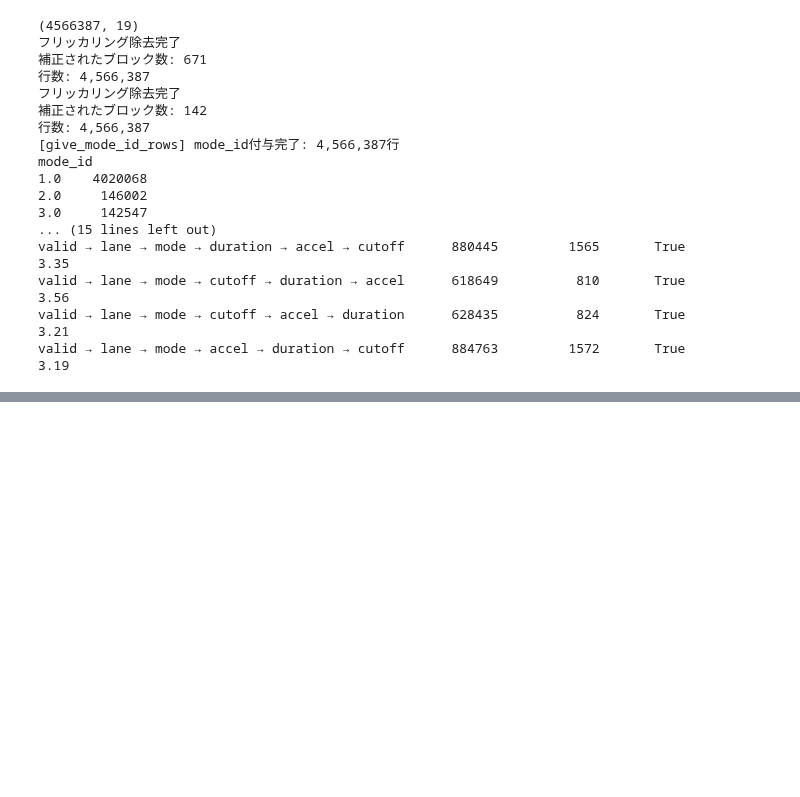
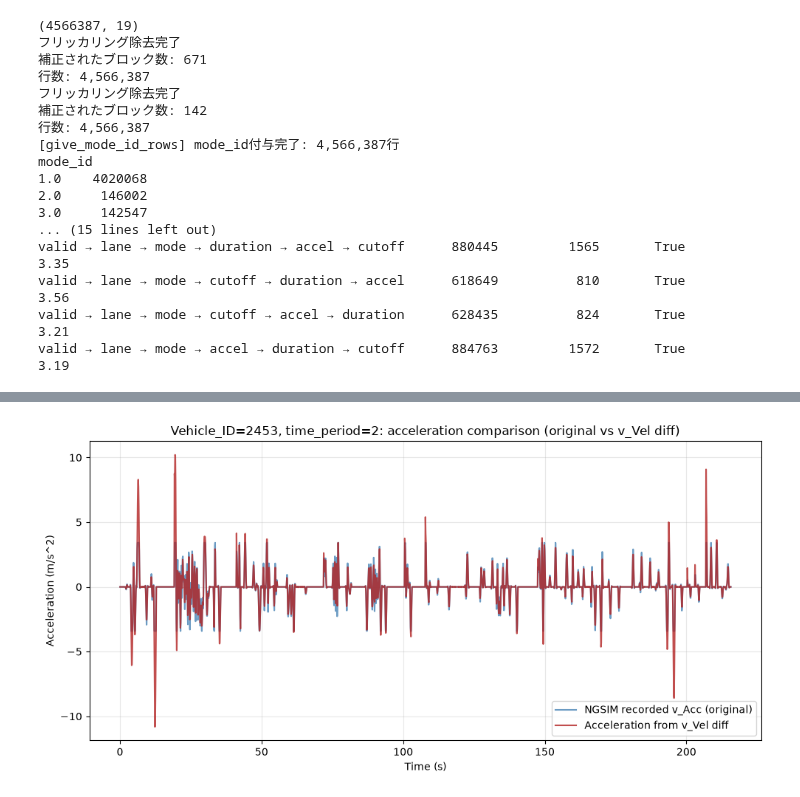
Before and after one commit to tenn0126/Game_Theory_Algorithm, a Jupyter notebook: notebooks/00_data_prep_ex.ipynb, the cells around one changed output, grey strips where cells are left out. Saved outputs shown, nothing was run; the diff lists cells and outputs as text; code cells hidden in the pictures; blank space fills up the shorter version.

```diff
--- a/notebooks/00_data_prep_ex.ipynb
+++ b/notebooks/00_data_prep_ex.ipynb
@@ -421,0 +624,23 @@ log_df[log_df['step']=='duration'].groupby('position')['pairs_removed'].describe
+# %%
+import matplotlib.pyplot as plt
+import numpy as np
+
+speed_original_ms = sample['v_Vel'].values * 0.3048
+acc_original = sample['v_Acc'].values * 0.3048
+
+# v_Velを差分して加速度を算出
+acc_from_diff = np.diff(speed_original_ms) / np.diff(t_sec)
+t_mid_acc = (t_sec[:-1] + t_sec[1:]) / 2
+
+plt.figure(figsize=(10, 5))
+plt.plot(t_sec, acc_original, label='NGSIM recorded v_Acc (original)', color='steelblue', alpha=0.8)
+plt.plot(t_mid_acc, acc_from_diff, label='Acceleration from v_Vel diff', color='firebrick', alpha=0.8)
+plt.xlabel('Time (s)')
+plt.ylabel('Acceleration (m/s^2)')
+plt.title(f'Vehicle_ID={vehicle_id}, time_period={time_period}: acceleration comparison (original vs v_Vel diff)')
+plt.legend()
+plt.grid(alpha=0.3)
+plt.tight_layout()
+plt.show()
+# %% [output]
+[figure, added]
```
Also changed, not shown: parts of 14 cells of this notebook.
